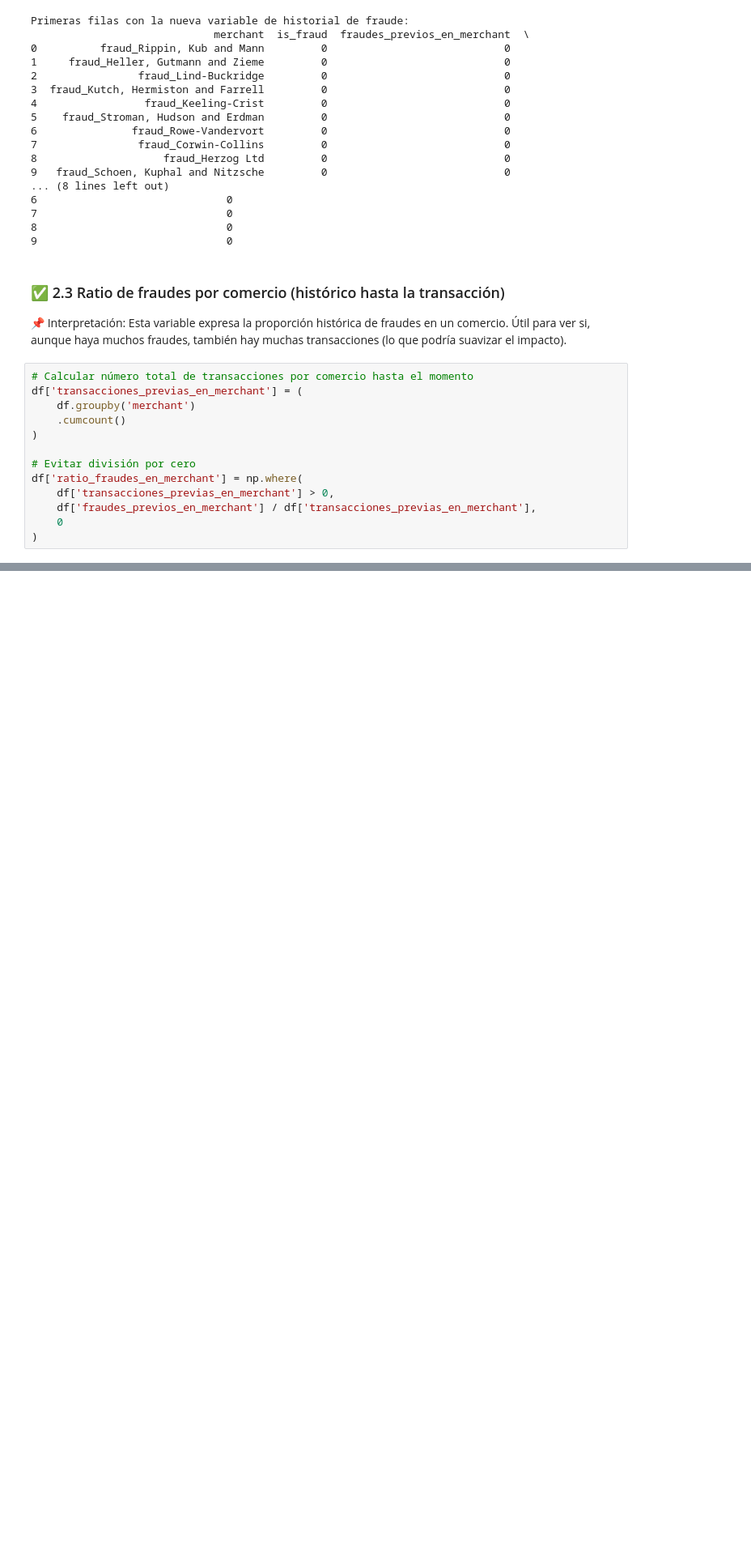
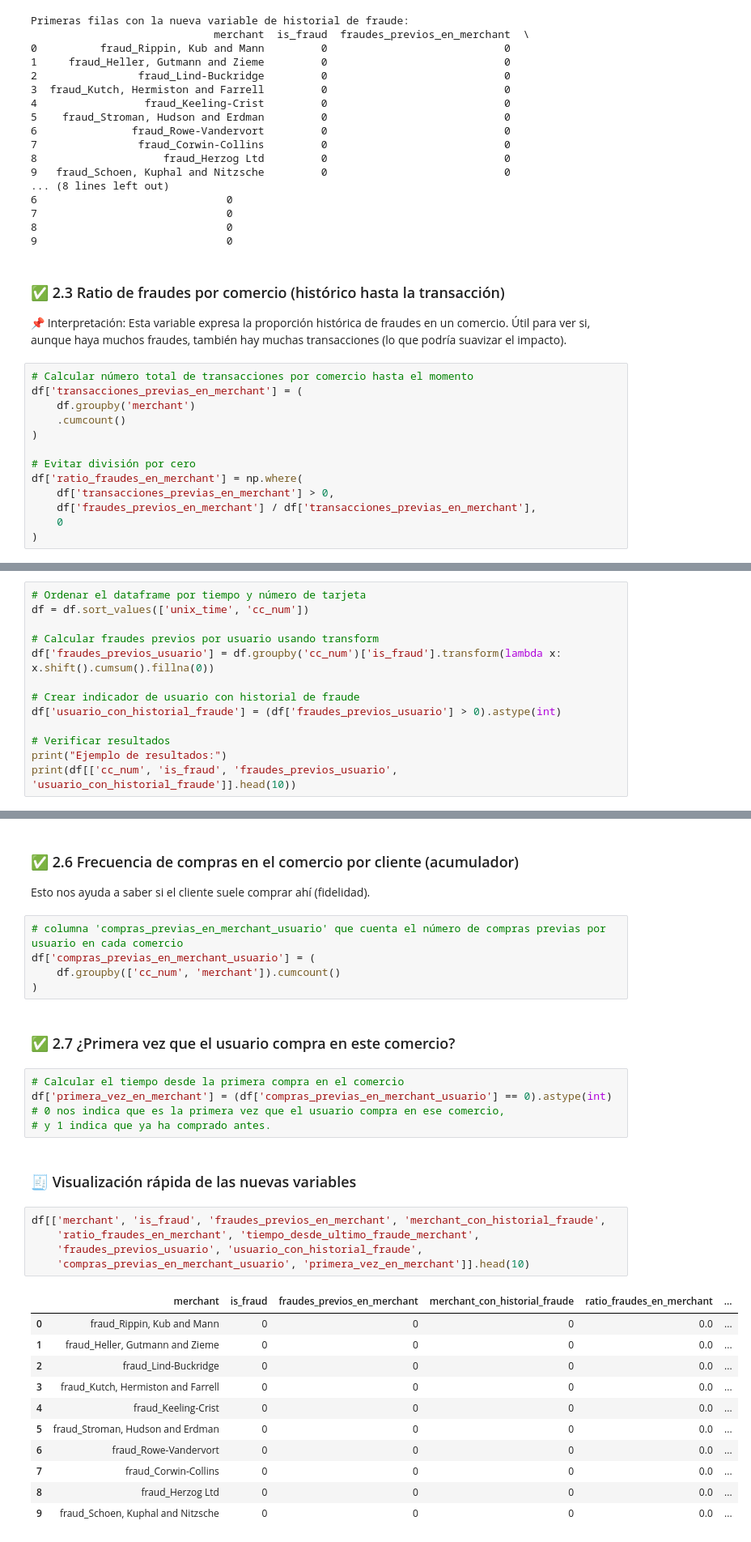
Before and after one commit to GarciaAlegria/Proyecto-final-SDS-PlusTI, a Jupyter notebook: proyectoPlusTi.ipynb, the cells around one changed output, grey strips where cells are left out. Shown at 81% size. Saved outputs shown, nothing was run; the diff lists cells and outputs as text; blank space fills up the shorter version.

Commit message:
avances en las variables de caracterisiticas

```diff
--- a/proyectoPlusTi.ipynb
+++ b/proyectoPlusTi.ipynb
@@ -318,0 +362,13 @@ df['ratio_fraudes_en_merchant'] = np.where(
+# %%
+# Ordenar el dataframe por tiempo y número de tarjeta
+df = df.sort_values(['unix_time', 'cc_num'])
+
+# Calcular fraudes previos por usuario usando transform
+df['fraudes_previos_usuario'] = df.groupby('cc_num')['is_fraud'].transform(lambda x: x.shift().cumsum().fillna(0))
+
+# Crear indicador de usuario con historial de fraude
+df['usuario_con_historial_fraude'] = (df['fraudes_previos_usuario'] > 0).astype(int)
+
+# Verificar resultados
+print("Ejemplo de resultados:")
+print(df[['cc_num', 'is_fraud', 'fraudes_previos_usuario', 'usuario_con_historial_fraude']].head(10))
@@ -318,0 +393,34 @@ df['ratio_fraudes_en_merchant'] = np.where(
+# %% [markdown]
+### ✅ 2.6 Frecuencia de compras en el comercio por cliente (acumulador)
+Esto nos ayuda a saber si el cliente suele comprar ahí (fidelidad).
+# %%
+# columna 'compras_previas_en_merchant_usuario' que cuenta el número de compras previas por usuario en cada comercio
+df['compras_previas_en_merchant_usuario'] = (
+    df.groupby(['cc_num', 'merchant']).cumcount()
+)
+# %% [markdown]
+### ✅ 2.7 ¿Primera vez que el usuario compra en este comercio?
+# %%
+# Calcular el tiempo desde la primera compra en el comercio
+df['primera_vez_en_merchant'] = (df['compras_previas_en_merchant_usuario'] == 0).astype(int)
+# 0 nos indica que es la primera vez que el usuario compra en ese comercio,
+# y 1 indica que ya ha comprado antes.
+# %% [markdown]
+### 🧾 Visualización rápida de las nuevas variables
+# %%
+df[['merchant', 'is_fraud', 'fraudes_previos_en_merchant', 'merchant_con_historial_fraude',
+    'ratio_fraudes_en_merchant', 'tiempo_desde_ultimo_fraude_merchant',
+    'fraudes_previos_usuario', 'usuario_con_historial_fraude',
+    'compras_previas_en_merchant_usuario', 'primera_vez_en_merchant']].head(10)
+# %% [output]
+|  | merchant | is_fraud | fraudes_previos_en_merchant | merchant_con_historial_fraude | ratio_fraudes_en_merchant | ... |
+| 0 | fraud_Rippin, Kub and Mann | 0 | 0 | 0 | 0.0 | ... |
+| 1 | fraud_Heller, Gutmann and Zieme | 0 | 0 | 0 | 0.0 | ... |
+| 2 | fraud_Lind-Buckridge | 0 | 0 | 0 | 0.0 | ... |
+| 3 | fraud_Kutch, Hermiston and Farrell | 0 | 0 | 0 | 0.0 | ... |
+| 4 | fraud_Keeling-Crist | 0 | 0 | 0 | 0.0 | ... |
+| 5 | fraud_Stroman, Hudson and Erdman | 0 | 0 | 0 | 0.0 | ... |
+| 6 | fraud_Rowe-Vandervort | 0 | 0 | 0 | 0.0 | ... |
+| 7 | fraud_Corwin-Collins | 0 | 0 | 0 | 0.0 | ... |
+| 8 | fraud_Herzog Ltd | 0 | 0 | 0 | 0.0 | ... |
+| 9 | fraud_Schoen, Kuphal and Nitzsche | 0 | 0 | 0 | 0.0 | ... |
```
Also changed, not shown: parts of 7 cells of this notebook.
